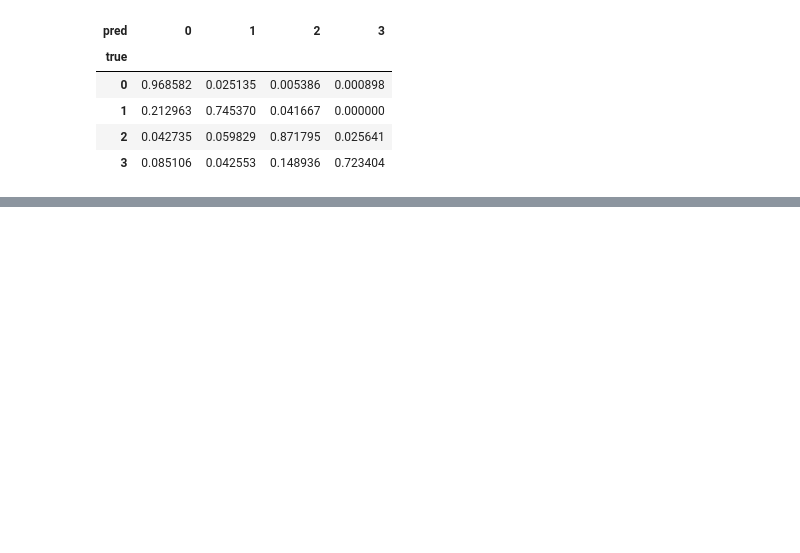
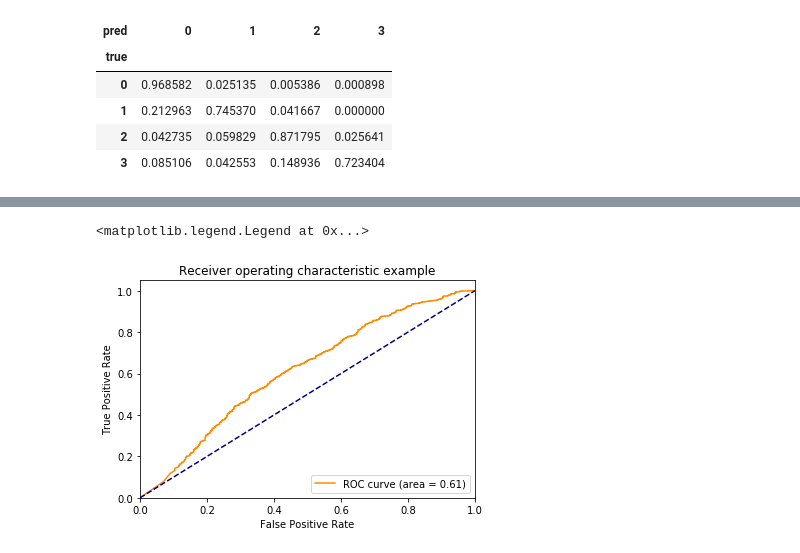
Before and after one commit to wenshuoliu/DLproj, a Jupyter notebook: UC_colonoscopy/scratch.ipynb, the cells around one changed output, grey strips where cells are left out. Saved outputs shown, nothing was run; the diff lists cells and outputs as text; code cells hidden in the pictures; blank space fills up the shorter version.

```diff
--- a/UC_colonoscopy/scratch.ipynb
+++ b/UC_colonoscopy/scratch.ipynb
@@ -281,0 +317,2 @@ pd.crosstab(index=df.true, columns=df.pred).apply(lambda r: r/r.sum(), axis=1)
+# %%
+model.load_weights(model_path+'splitp_znz0124f.h5')
@@ -281,0 +348,8 @@ pd.crosstab(index=df.true, columns=df.pred).apply(lambda r: r/r.sum(), axis=1)
+# %%
+class_gen = test_datagen.flow_from_directory(
+        path+'zero_nzero/validation/',
+        target_size=(4, 5),
+        batch_size=1538,
+        shuffle=False,
+        class_mode='categorical')
+X_waste, y_true = next(class_gen)
@@ -281,0 +360,3 @@ pd.crosstab(index=df.true, columns=df.pred).apply(lambda r: r/r.sum(), axis=1)
+# %%
+y_pred = model.predict_generator(validation_generator)
+y_pred_class = y_pred.argmax(axis=1)
@@ -281,0 +373,17 @@ pd.crosstab(index=df.true, columns=df.pred).apply(lambda r: r/r.sum(), axis=1)
+# %%
+fpr, tpr, _ = roc_curve(y_true[:, 0], y_pred[:, 0])
+
+roc_auc = auc(fpr, tpr)
+# %%
+plt.figure()
+plt.plot(fpr, tpr, color='darkorange', label='ROC curve (area = %0.2f)' % roc_auc)
+plt.plot([0, 1], [0, 1], color='navy', linestyle='--')
+plt.xlim([0.0, 1.0])
+plt.ylim([0.0, 1.05])
+plt.xlabel('False Positive Rate')
+plt.ylabel('True Positive Rate')
+plt.title('Receiver operating characteristic example')
+plt.legend(loc="lower right")
+# %% [output]
+<matplotlib.legend.Legend at 0x...>
+[figure, added]
```
Also changed, not shown: parts of 22 cells of this notebook, 3 other files.
